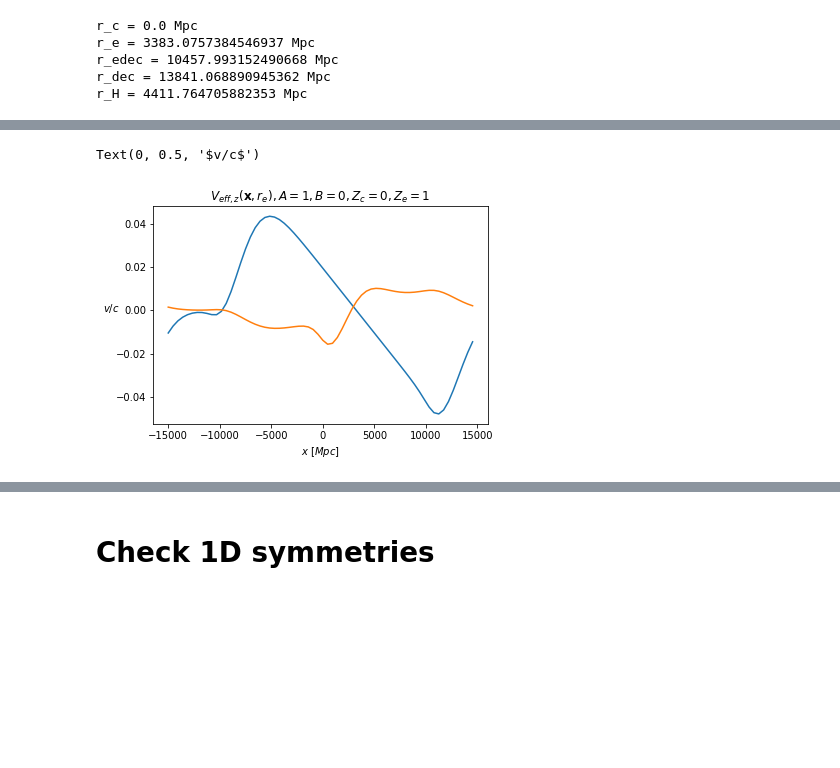
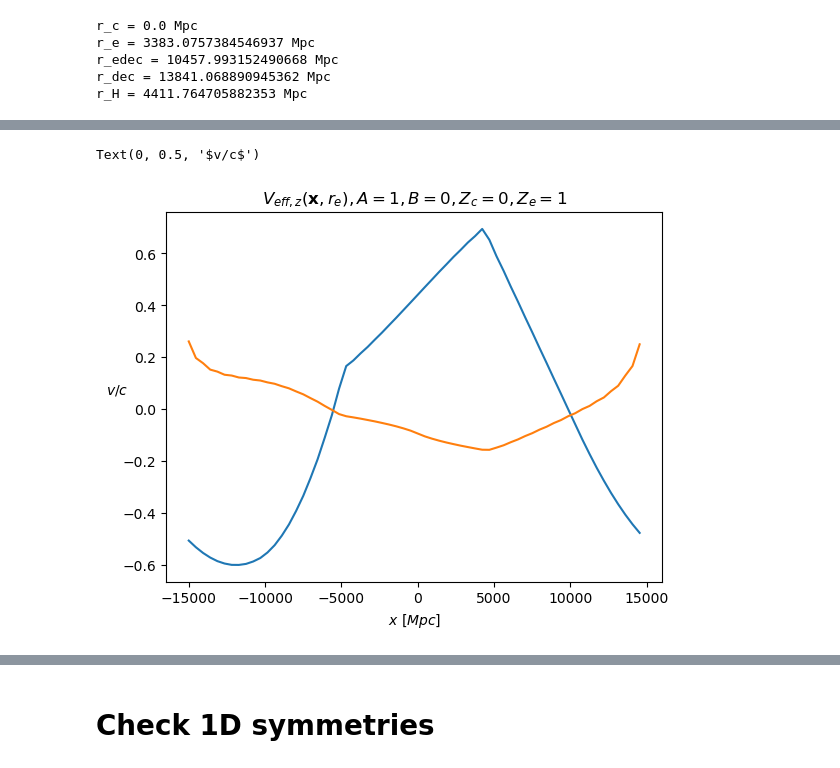
Before and after one commit to catketchup/ReCCO, a Jupyter notebook: code/sim_bubble_collision.ipynb, the cells around one changed output, grey strips where cells are left out. Cells and saved outputs as stored; diff of their text form; code cells hidden in the pictures; blank space fills up the shorter version.

```diff
--- a/code/sim_bubble_collision.ipynb
+++ b/code/sim_bubble_collision.ipynb
@@ -113,7 +113,7 @@ r_H = 4411.764705882353 Mpc
 from scipy.signal import windows
 
 psi_i_x = A/r_H*(zz - x_c) + B/(r_H**2)*(zz - x_c)**2
-use_window = 1
+use_window = 0
 
 if not use_window:
     psi_i_x[np.where(zz<x_c)] = 0
@@ -210,7 +194,7 @@ import my_remote_spectra
 importlib.reload(my_remote_spectra)
 from my_remote_spectra import T, G_SW_ksz, G_localDopp_ksz, G_Dopp_ksz, G_ISW_ksz
 # %%
-do_gradient = True
+do_gradient = False
 if do_gradient:
     Edge_order=2
     g_psi_i_x = np.array([np.gradient(psi_i_x, d, edge_order=Edge_order)[1], np.gradient(psi_i_x, d, edge_order=Edge_order)[0], np.gradient(psi_i_x, d, edge_order=Edge_order)[2]])
@@ -331,17 +315,19 @@ importlib.reload(my_tools)
 from my_tools import Evolve
 
 EV = Evolve(kk, Z_e, Omega_b, Omega_c, w, wa, Omega_K, h)
-use_GradientEvolve = True
-if 1: use_GradientEvolve = False  # yg debug
+use_GradientEvolve = False
+# if 1: use_GradientEvolve = False  # yg debug
 
 
 if use_GradientEvolve:
     RDF_localDopp_3d = EV.RDF_g_Evolve('localDopp', g_psi_i_k)
+    RDF_decDopp_3d = EV.RDF_g_Evolve('decDopp', g_psi_i_k)
     RDF_Dopp_3d = EV.RDF_g_Evolve('Dopp', g_psi_i_k)
     RDF_SW_3d = EV.RDF_g_Evolve('SW', g_psi_i_k)
     RDF_ISW_3d = EV.RDF_g_Evolve('ISW', g_psi_i_k)
 else:
     RDF_localDopp_3d = EV.RDF_Evolve('localDopp', psi_i_k, [kk_x, kk_y, kk_z])
+    RDF_decDopp_3d = EV.RDF_Evolve('decDopp', psi_i_k, [kk_x, kk_y, kk_z])
     RDF_Dopp_3d = EV.RDF_Evolve('Dopp', psi_i_k, [kk_x, kk_y, kk_z])
     RDF_SW_3d = EV.RDF_Evolve('SW', psi_i_k, [kk_x, kk_y, kk_z])
     RDF_ISW_3d = EV.RDF_Evolve('ISW', psi_i_k, [kk_x, kk_y, kk_z])
@@ -353,11 +339,11 @@ print(D_psi_dec)
 print(D_psi_e)
 
 # evolve_factor = 3*(2*D_psi_e - 3/2)
-SW_factor = 0.52
-delta_RDF_SW_3d = SW_factor*psi_i_x.mean()
+# SW_factor = 0.52
+# delta_RDF_SW_3d = SW_factor*psi_i_x.mean()
 
-ISW_factor = -0.122
-delta_RDF_ISW_3d = ISW_factor*psi_i_x.mean()
+# ISW_factor = -0.122
+# delta_RDF_ISW_3d = ISW_factor*psi_i_x.mean()
 
 # RDF_SW_3d[2] = RDF_SW_3d[2] + delta_RDF_SW_3d
 # RDF_ISW_3d[2] = RDF_ISW_3d[2] + delta_RDF_ISW_3d
@@ -372,5 +358,5 @@ plt.ylabel(r'$v/c$', rotation=0)
 Text(0, 0.5, '$v/c$')
-[figure, old version]
+[figure, new version]
 # %%
 D_v = remote_spectra.Dv_inter(Omega_b, Omega_c, w, wa, Omega_K, h)(a_e)
 plt.plot(x,-g_psi_i_x[2][0, 0, :]*D_v, label='V approx evolution')
```
Also changed, not shown: parts of 17 cells of this notebook, 2 other files.
